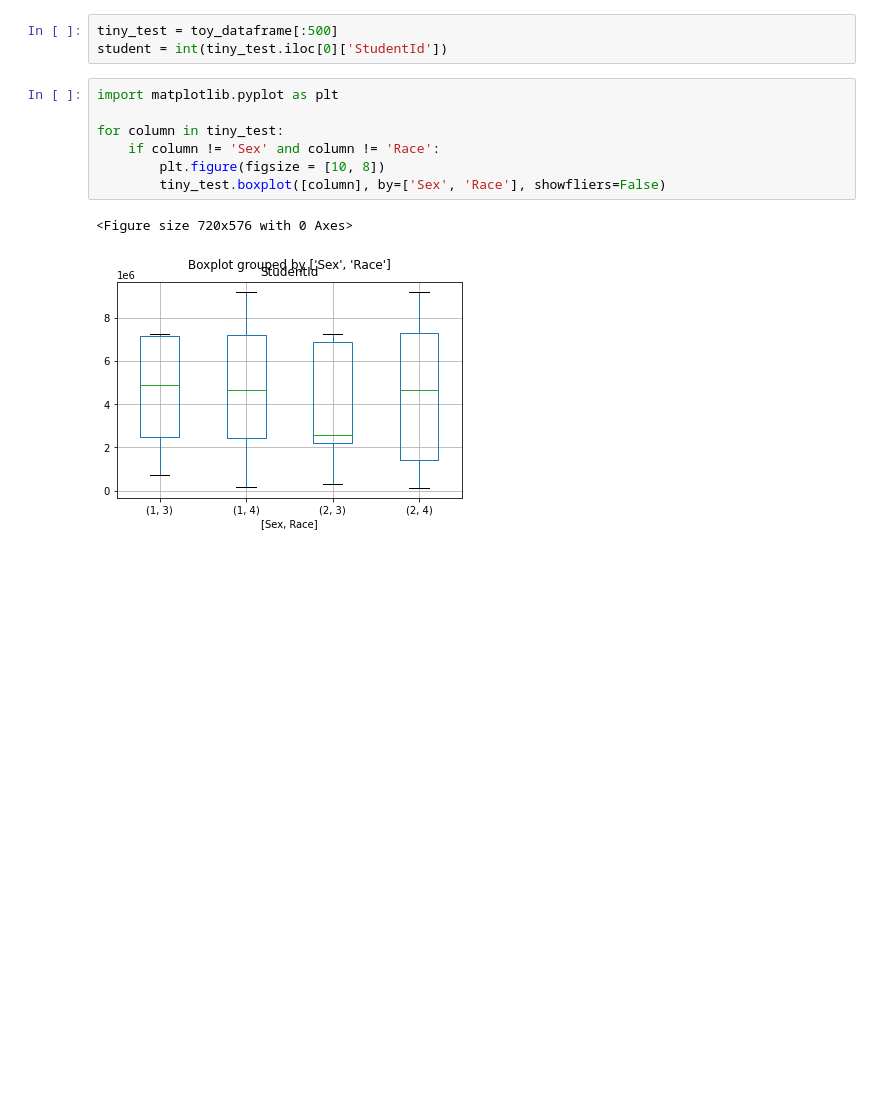
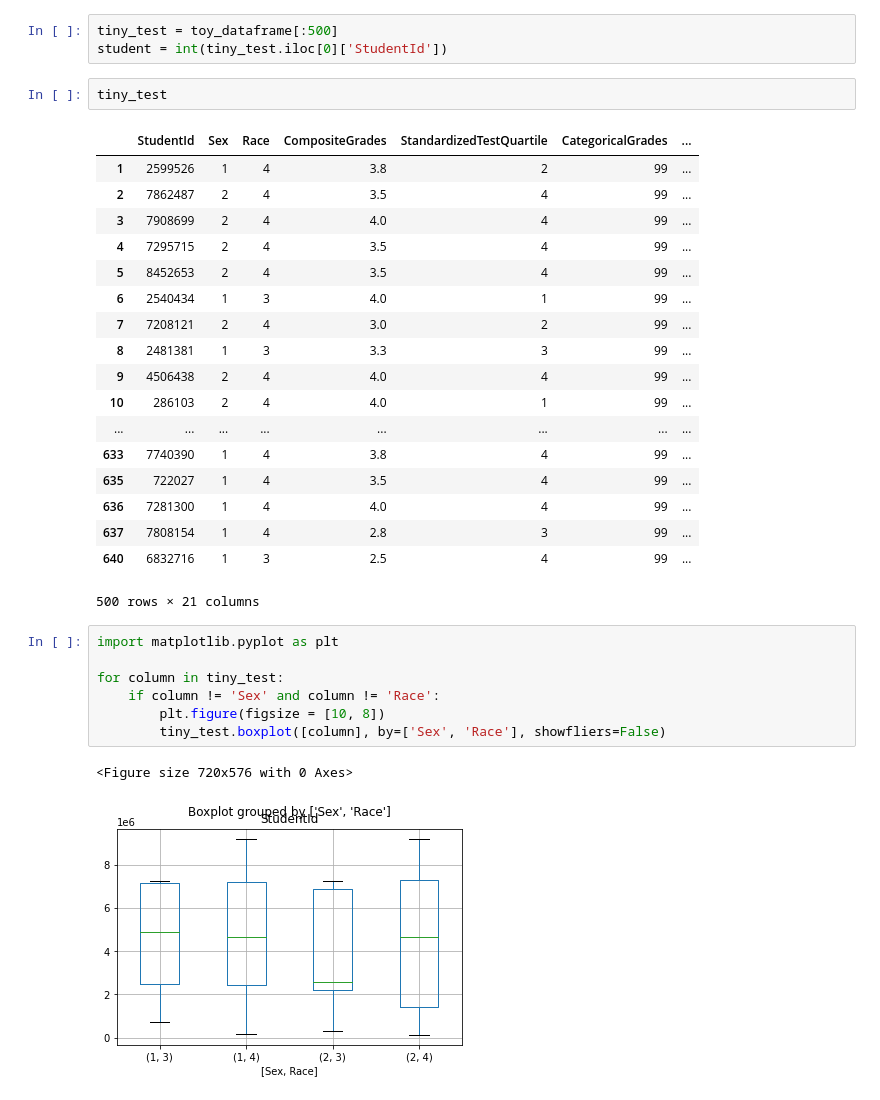
Before and after one commit to lurosenb/Swap_Auditor, a Jupyter notebook: Crafting_an_Unfair_Model.ipynb, the cells around one changed output. Drawn from its saved outputs; the diff is of its cells as text; blank space fills up the shorter version.

```diff
--- a/Crafting_an_Unfair_Model.ipynb
+++ b/Crafting_an_Unfair_Model.ipynb
@@ -239,6 +239,27 @@ weighted avg       0.93      0.92      0.92      2062
 # %%
 tiny_test = toy_dataframe[:500]
 student = int(tiny_test.iloc[0]['StudentId'])
+# %%
+tiny_test
+# %% [output]
+|  | StudentId | Sex | Race | CompositeGrades | StandardizedTestQuartile | CategoricalGrades | ... |
+| 1 | 2599526 | 1 | 4 | 3.8 | 2 | 99 | ... |
+| 2 | 7862487 | 2 | 4 | 3.5 | 4 | 99 | ... |
+| 3 | 7908699 | 2 | 4 | 4.0 | 4 | 99 | ... |
+| 4 | 7295715 | 2 | 4 | 3.5 | 4 | 99 | ... |
+| 5 | 8452653 | 2 | 4 | 3.5 | 4 | 99 | ... |
+| 6 | 2540434 | 1 | 3 | 4.0 | 1 | 99 | ... |
+| 7 | 7208121 | 2 | 4 | 3.0 | 2 | 99 | ... |
+| 8 | 2481381 | 1 | 3 | 3.3 | 3 | 99 | ... |
+| 9 | 4506438 | 2 | 4 | 4.0 | 4 | 99 | ... |
+| 10 | 286103 | 2 | 4 | 4.0 | 1 | 99 | ... |
+| ... | ... | ... | ... | ... | ... | ... | ... |
+| 633 | 7740390 | 1 | 4 | 3.8 | 4 | 99 | ... |
+| 635 | 722027 | 1 | 4 | 3.5 | 4 | 99 | ... |
+| 636 | 7281300 | 1 | 4 | 4.0 | 4 | 99 | ... |
+| 637 | 7808154 | 1 | 4 | 2.8 | 3 | 99 | ... |
+| 640 | 6832716 | 1 | 3 | 2.5 | 4 | 99 | ... |
+500 rows × 21 columns
 # %%
 import matplotlib.pyplot as plt
 
```
Also changed, not shown: parts of 6 cells of this notebook, 2 other files.
